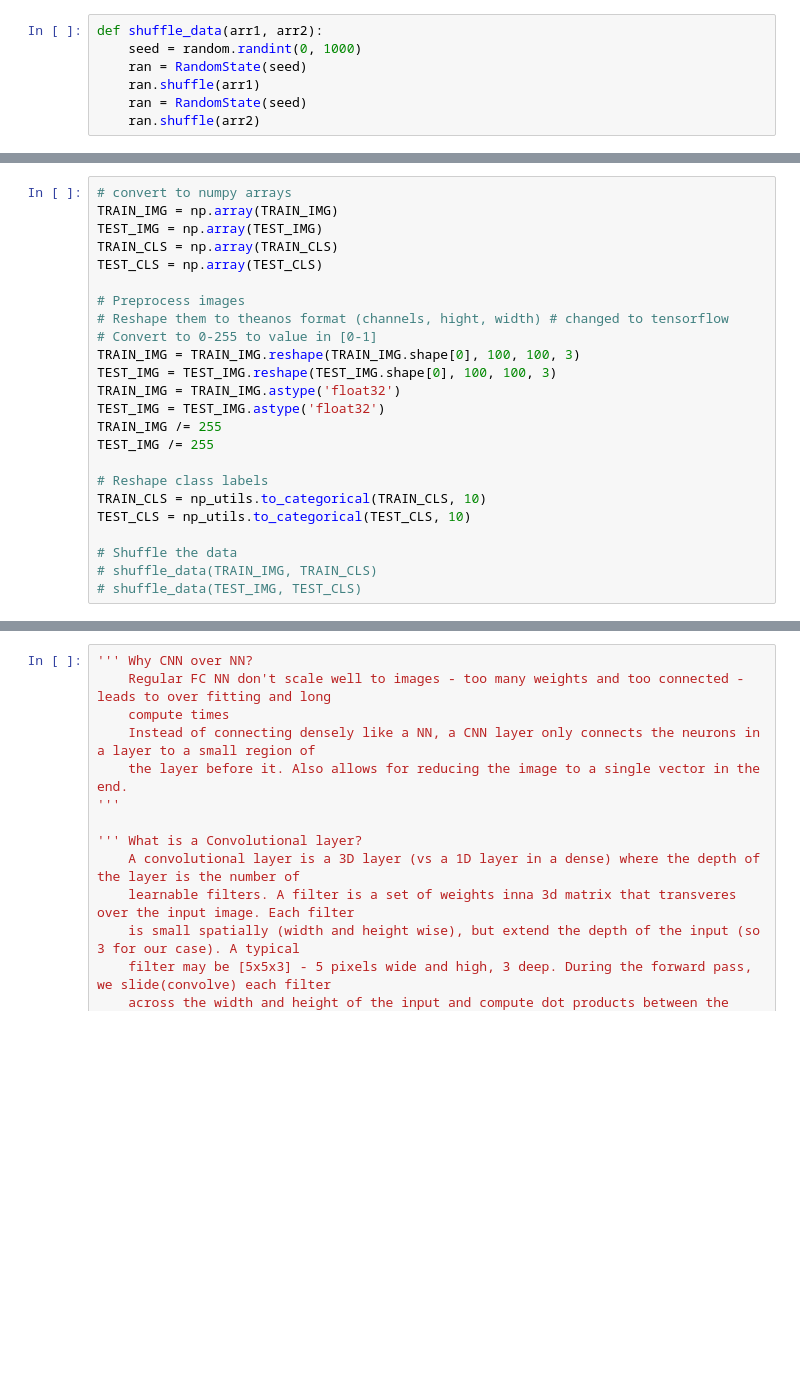
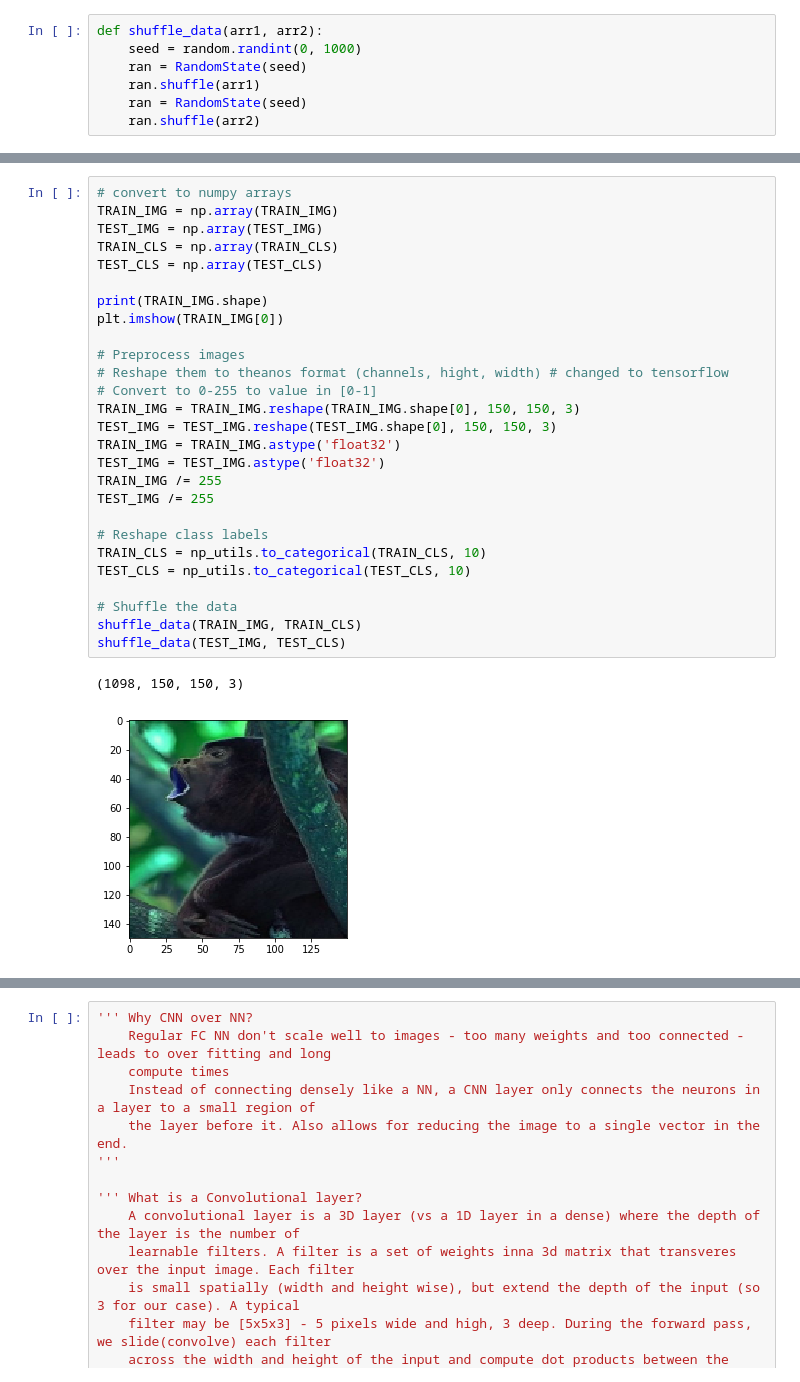
Before and after one commit to cfu288/monkey-classify, a Jupyter notebook: ModelNotebook-JB.ipynb, the cells around one changed output, grey strips where cells are left out. Cells and saved outputs as stored; diff of their text form; blank space fills up the shorter version.

```diff
--- a/ModelNotebook-JB.ipynb
+++ b/ModelNotebook-JB.ipynb
@@ -67,24 +71,30 @@ DONE
 # %%
 # convert to numpy arrays
 TRAIN_IMG = np.array(TRAIN_IMG)
 TEST_IMG = np.array(TEST_IMG)
 TRAIN_CLS = np.array(TRAIN_CLS)
 TEST_CLS = np.array(TEST_CLS)
 
+print(TRAIN_IMG.shape)
+plt.imshow(TRAIN_IMG[0])
+
 # Preprocess images
 # Reshape them to theanos format (channels, hight, width) # changed to tensorflow
 # Convert to 0-255 to value in [0-1]
-TRAIN_IMG = TRAIN_IMG.reshape(TRAIN_IMG.shape[0], 100, 100, 3)
-TEST_IMG = TEST_IMG.reshape(TEST_IMG.shape[0], 100, 100, 3)
+TRAIN_IMG = TRAIN_IMG.reshape(TRAIN_IMG.shape[0], 150, 150, 3)
+TEST_IMG = TEST_IMG.reshape(TEST_IMG.shape[0], 150, 150, 3)
 TRAIN_IMG = TRAIN_IMG.astype('float32')
 TEST_IMG = TEST_IMG.astype('float32')
 TRAIN_IMG /= 255
 TEST_IMG /= 255
 
 # Reshape class labels
 TRAIN_CLS = np_utils.to_categorical(TRAIN_CLS, 10)
 TEST_CLS = np_utils.to_categorical(TEST_CLS, 10)
 
 # Shuffle the data
-# shuffle_data(TRAIN_IMG, TRAIN_CLS)
-# shuffle_data(TEST_IMG, TEST_CLS)
+shuffle_data(TRAIN_IMG, TRAIN_CLS)
+shuffle_data(TEST_IMG, TEST_CLS)
+# %% [output]
+(1098, 150, 150, 3)
+[figure, added]
```
Also changed, not shown: parts of 13 cells of this notebook, 7 other files.
